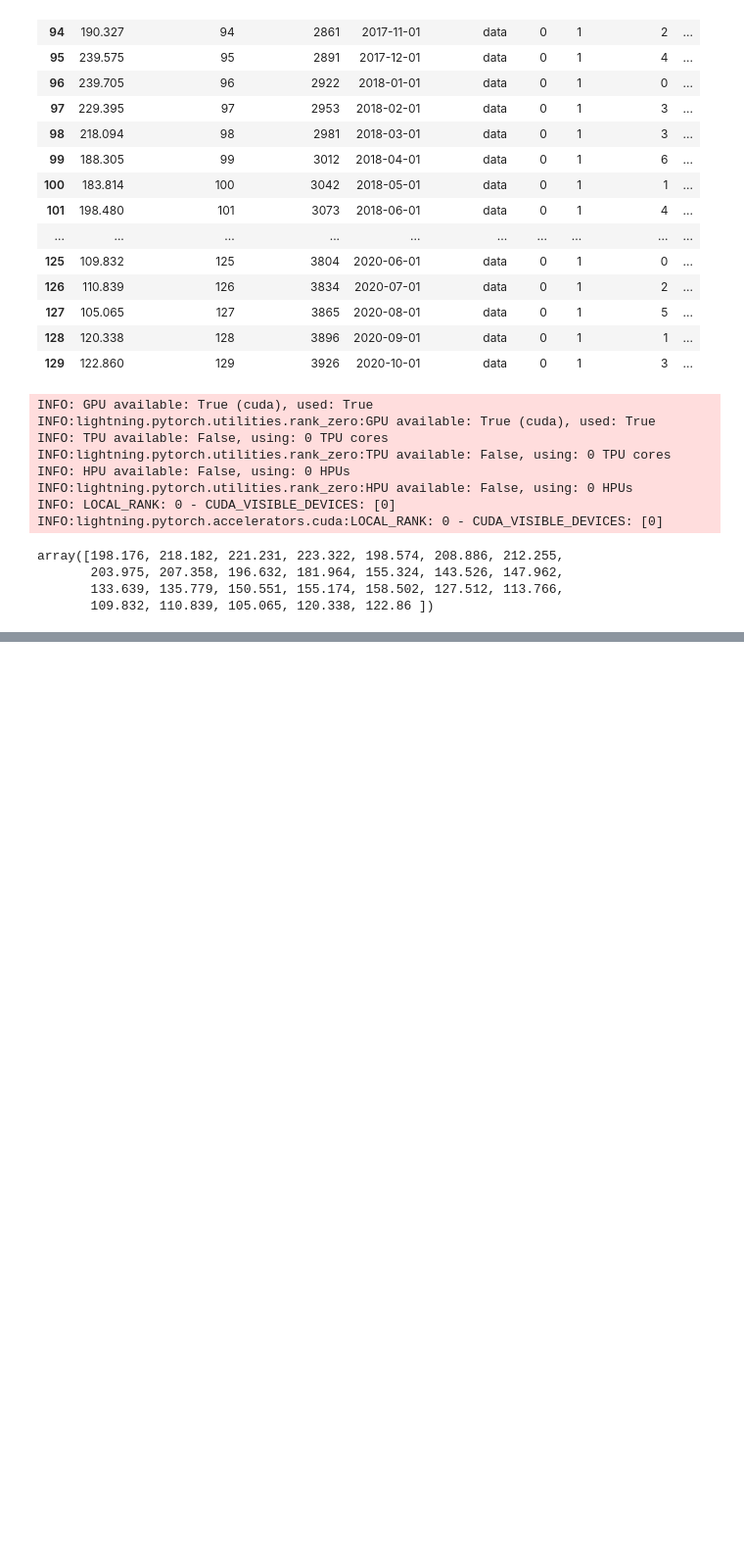
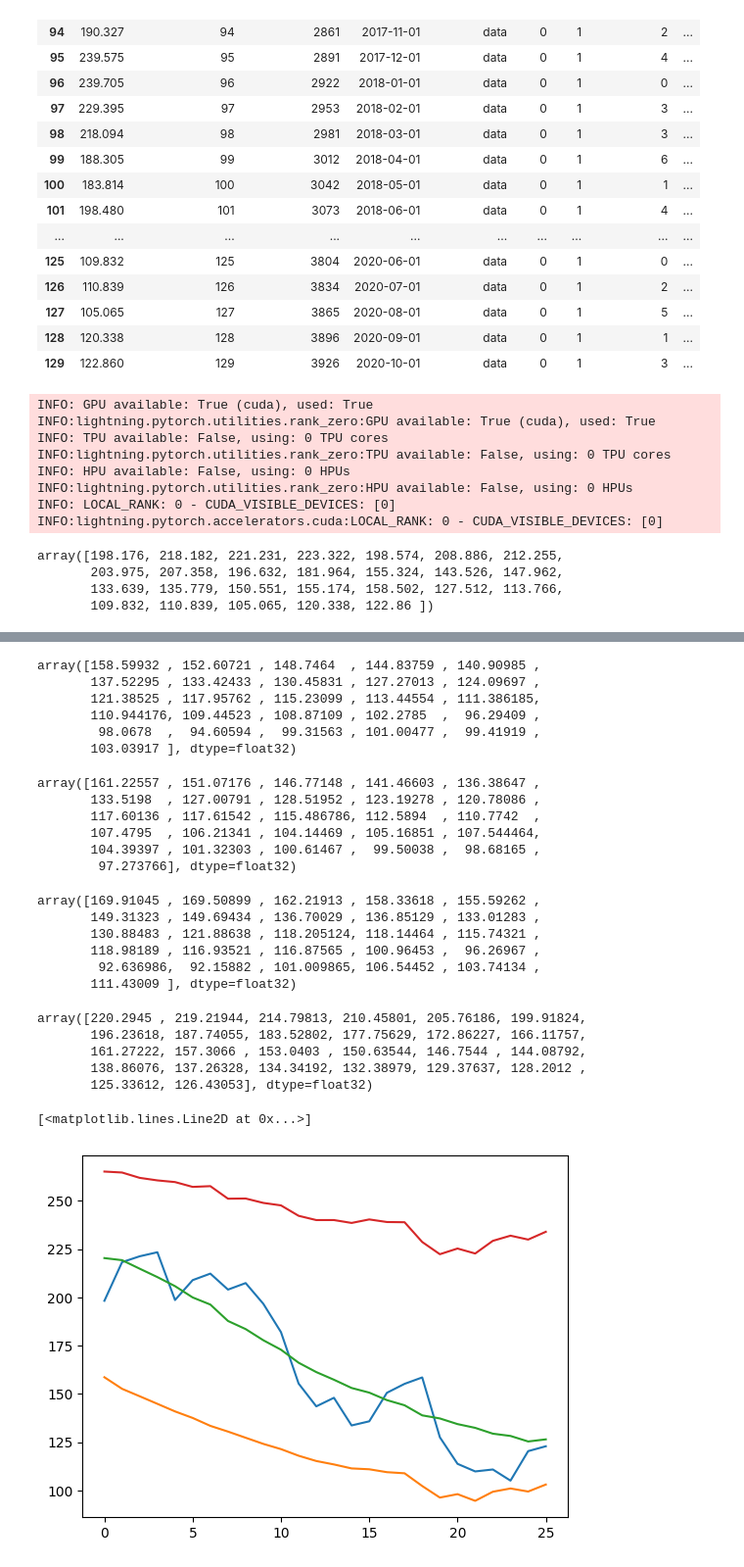
Before and after one commit to Minsoo1036/Algorithm-Study, a Jupyter notebook: Counterfactual_TFT.ipynb, the cells around one changed output, grey strips where cells are left out. Shown at 98% size. Drawn from its saved outputs; the diff is of its cells as text; code cells hidden in the pictures; blank space fills up the shorter version.

```diff
--- a/Counterfactual_TFT.ipynb
+++ b/Counterfactual_TFT.ipynb
@@ -588,0 +589,2 @@ plt.plot(real)
+# %%
+quantile_pred = np.array(tft.predict(time_df.tail(52+12).head(26+12),mode='raw')[0].cpu())
@@ -588,0 +600,57 @@ plt.plot(real)
+# %%
+quantile_pred = quantile_pred[0]
+# %%
+q1
+# %% [output]
+array([158.59932 , 152.60721 , 148.7464  , 144.83759 , 140.90985 ,
+       137.52295 , 133.42433 , 130.45831 , 127.27013 , 124.09697 ,
+       121.38525 , 117.95762 , 115.23099 , 113.44554 , 111.386185,
+       110.944176, 109.44523 , 108.87109 , 102.2785  ,  96.29409 ,
+        98.0678  ,  94.60594 ,  99.31563 , 101.00477 ,  99.41919 ,
+       103.03917 ], dtype=float32)
+# %%
+q2
+# %% [output]
+array([161.22557 , 151.07176 , 146.77148 , 141.46603 , 136.38647 ,
+       133.5198  , 127.00791 , 128.51952 , 123.19278 , 120.78086 ,
+       117.60136 , 117.61542 , 115.486786, 112.5894  , 110.7742  ,
+       107.4795  , 106.21341 , 104.14469 , 105.16851 , 107.544464,
+       104.39397 , 101.32303 , 100.61467 ,  99.50038 ,  98.68165 ,
+        97.273766], dtype=float32)
+# %%
+q3
+# %% [output]
+array([169.91045 , 169.50899 , 162.21913 , 158.33618 , 155.59262 ,
+       149.31323 , 149.69434 , 136.70029 , 136.85129 , 133.01283 ,
+       130.88483 , 121.88638 , 118.205124, 118.14464 , 115.74321 ,
+       118.98189 , 116.93521 , 116.87565 , 100.96453 ,  96.26967 ,
+        92.636986,  92.15882 , 101.009865, 106.54452 , 103.74134 ,
+       111.43009 ], dtype=float32)
+# %%
+q4
+# %% [output]
+array([220.2945 , 219.21944, 214.79813, 210.45801, 205.76186, 199.91824,
+       196.23618, 187.74055, 183.52802, 177.75629, 172.86227, 166.11757,
+       161.27222, 157.3066 , 153.0403 , 150.63544, 146.7544 , 144.08792,
+       138.86076, 137.26328, 134.34192, 132.38979, 129.37637, 128.2012 ,
+       125.33612, 126.43053], dtype=float32)
+# %%
+q1 = quantile_pred[:,0]
+#q2 = quantile_pred[:,1]
+#q3 = quantile_pred[:,2]
+q4 = quantile_pred[:,3]
+#q5 = quantile_pred[:,4]
+#q6 = quantile_pred[:,5]
+q7 = quantile_pred[:,6]
+# %%
+plt.plot(real)
+plt.plot(q1)
+#plt.plot(q2)
+#plt.plot(q3)
+plt.plot(q4)
+#plt.plot(q5)
+#plt.plot(q6)
+plt.plot(q7)
+# %% [output]
+[<matplotlib.lines.Line2D at 0x...>]
+[figure, added]
```
Also changed, not shown: parts of 7 cells of this notebook.
